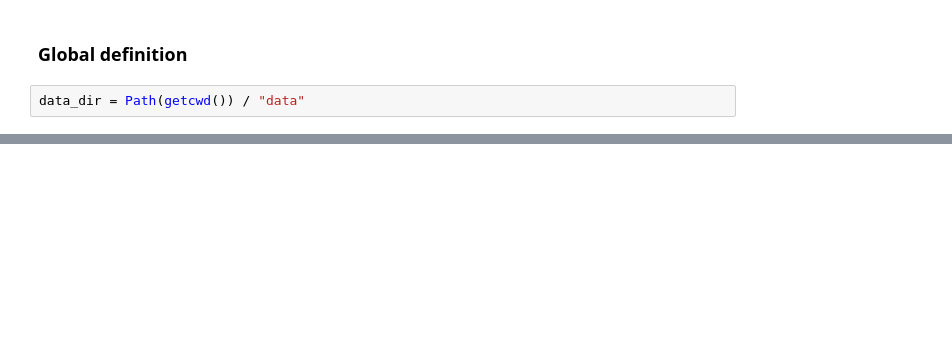
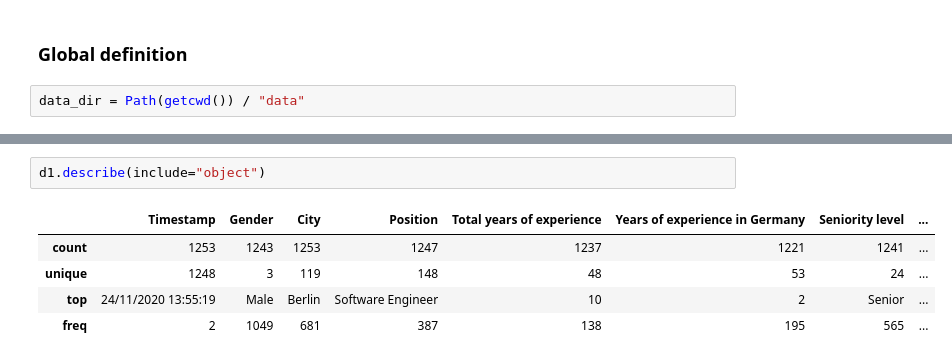
Before and after one commit to x00Pavel/Data-Storage-and-Preparation-projects, a Jupyter notebook: projekt-2/main.ipynb, the cells around one changed output, grey strips where cells are left out. Cells and saved outputs as stored; diff of their text form; blank space fills up the shorter version.

```diff
--- a/projekt-2/main.ipynb
+++ b/projekt-2/main.ipynb
@@ -16,0 +59,8 @@ data_dir = Path(getcwd()) / "data"
+# %%
+d1.describe(include="object")
+# %% [output]
+|  | Timestamp | Gender | City | Position | Total years of experience | Years of experience in Germany | Seniority level | ... |
+| count | 1253 | 1243 | 1253 | 1247 | 1237 | 1221 | 1241 | ... |
+| unique | 1248 | 3 | 119 | 148 | 48 | 53 | 24 | ... |
+| top | 24/11/2020 13:55:19 | Male | Berlin | Software Engineer | 10 | 2 | Senior | ... |
+| freq | 2 | 1049 | 681 | 387 | 138 | 195 | 565 | ... |
```
Also changed, not shown: parts of 11 cells of this notebook.
